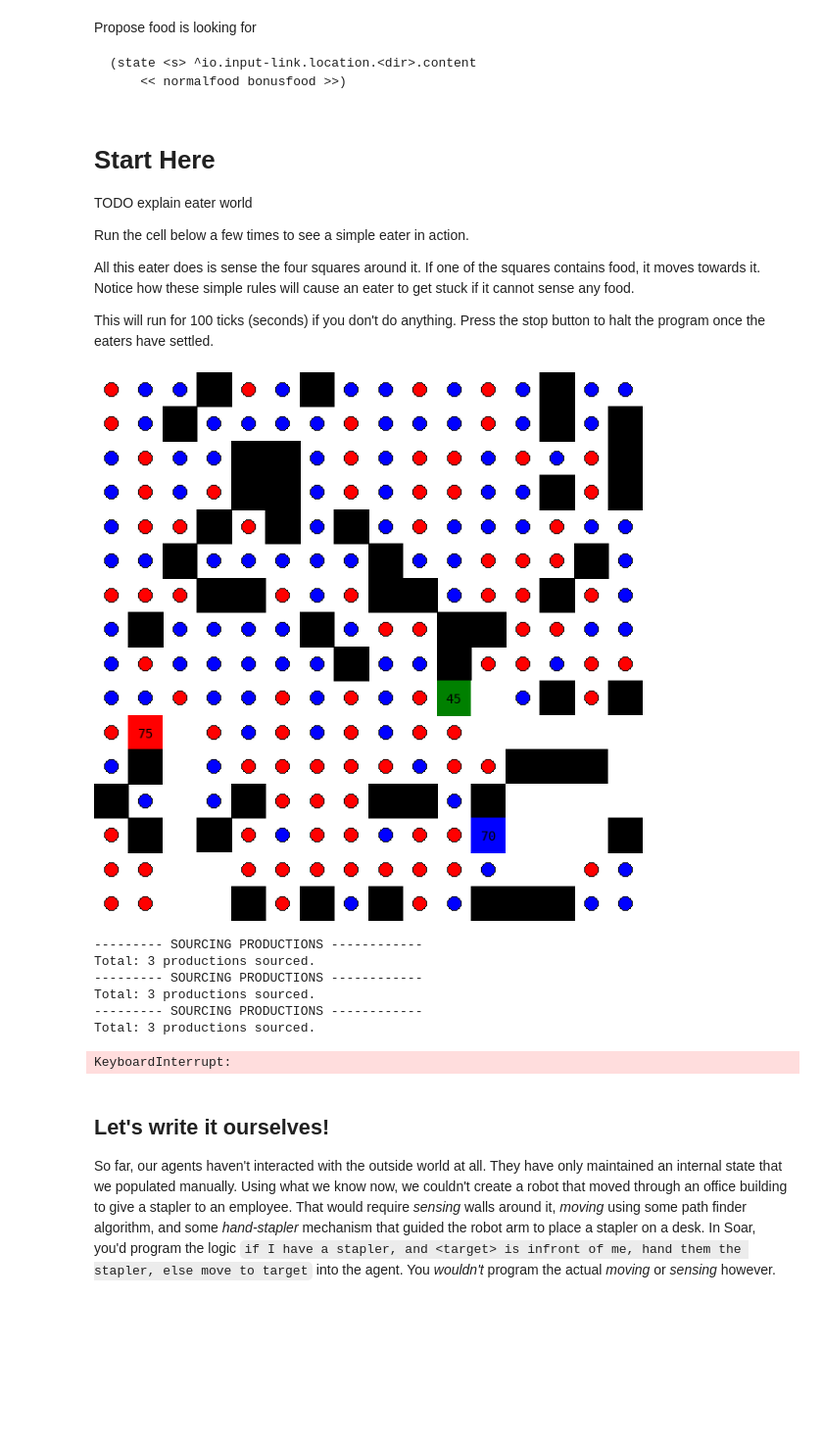
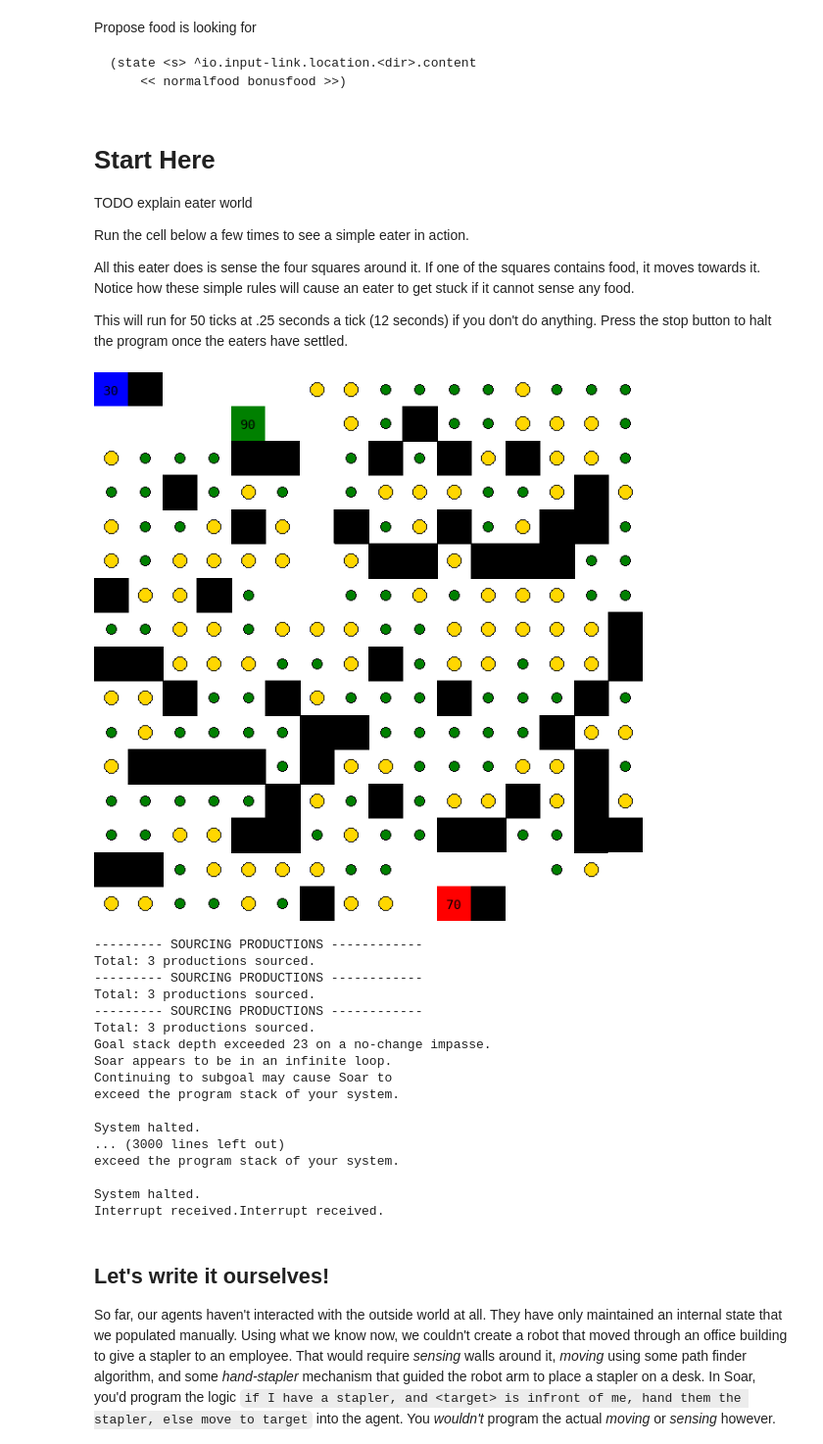
Before and after one commit to kierangilliam/soar, a Jupyter notebook: src/tutorial/3_eaters.ipynb, the cells around one changed output. Shown at 98% size. Cells and saved outputs as stored; diff of their text form; code cells hidden in the pictures; blank space fills up the shorter version.

```diff
--- a/src/tutorial/3_eaters.ipynb
+++ b/src/tutorial/3_eaters.ipynb
@@ -35,7 +35,7 @@ font_sm = ImageFont.truetype("/usr/share/fonts/truetype/dejavu/DejaVuSansMono.tt
 class Food():
     def __init__(self, bonus=False):
         self.points = 10   if bonus else 5
-        self.color = 'red' if bonus else 'blue'
+        self.color = 'gold' if bonus else 'green'
         self.bonus = bonus
     def __repr__(self):
         return 'bonusfood' if self.bonus else 'normalfood'
@@ -184,7 +184,7 @@ class World():
                     self._draw_rect(rect, fill=cell.color)
                     self._center_text(rect, font_sm, str(cell.points))
                 if isinstance(cell, Food):
-                    padding = .30 * self.cell_w
+                    padding = .30 * self.cell_w if cell.bonus else .35 * self.cell_w
                     x_pos, y_pos = x * self.cell_w + padding, y * self.cell_h + padding
                     w = self.cell_w - (padding * 2)
                     h = self.cell_h - (padding * 2)
@@ -433,24 +438,34 @@ All this eater does is sense the four squares around it.
 If one of the squares contains food, it moves towards it.
 Notice how these simple rules will cause an eater to get stuck if it cannot sense any food.
 
-This will run for 100 ticks (seconds) if you don't do anything. Press the stop button to halt the program once the eaters have settled.
+This will run for 50 ticks at .25 seconds a tick (12 seconds) if you don't do anything. Press the stop button to halt the program once the eaters have settled.
 # %%
 eaters = [
     ('blue', simple_move_to_food_agent),
     ('red', simple_move_to_food_agent),
     ('green', simple_move_to_food_agent),
 ]
 
-runner(eaters)
+runner(eaters, total_ticks=50, tick_speed=.25)
 # %% [output]
-[figure, old version]
+[figure, new version]
 --------- SOURCING PRODUCTIONS ------------
 Total: 3 productions sourced.
 --------- SOURCING PRODUCTIONS ------------
 Total: 3 productions sourced.
 --------- SOURCING PRODUCTIONS ------------
 Total: 3 productions sourced.
+Goal stack depth exceeded 23 on a no-change impasse.
+Soar appears to be in an infinite loop.
+Continuing to subgoal may cause Soar to
+exceed the program stack of your system.
+
+System halted.
+... (3000 lines left out)
+exceed the program stack of your system.
+
+System halted.
+Interrupt received.Interrupt received.
-KeyboardInterrupt:
 # %% [markdown]
 ## Let's write it ourselves!
 
```
Also changed, not shown: parts of 21 cells of this notebook.
